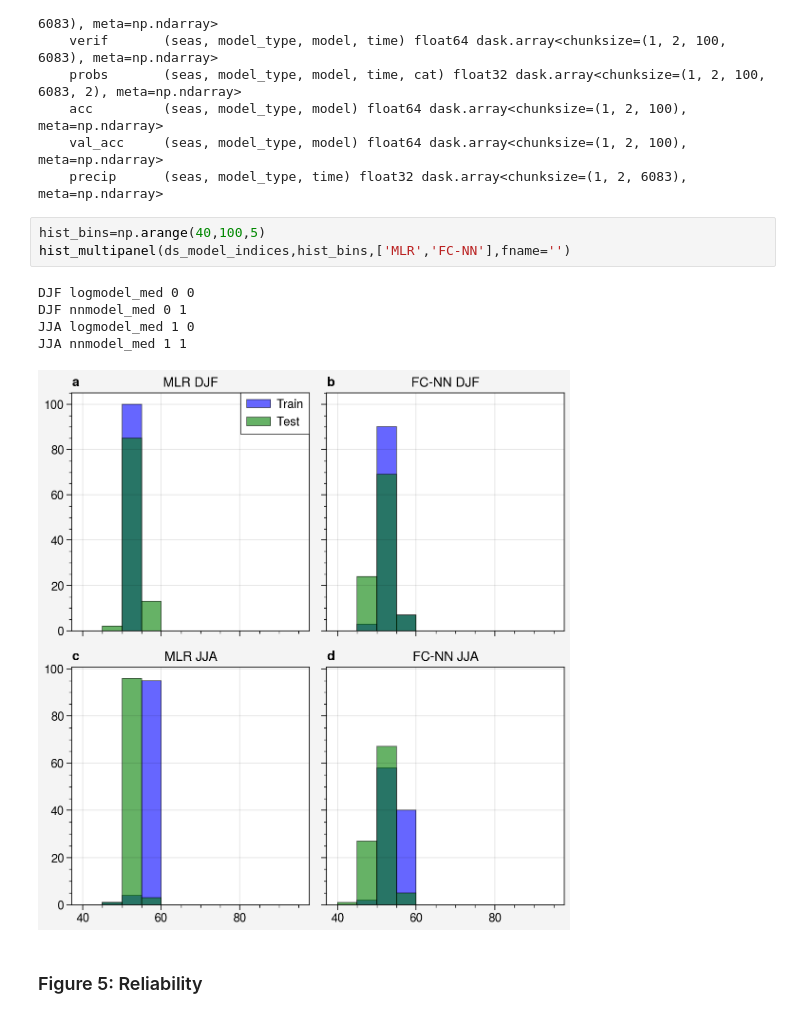
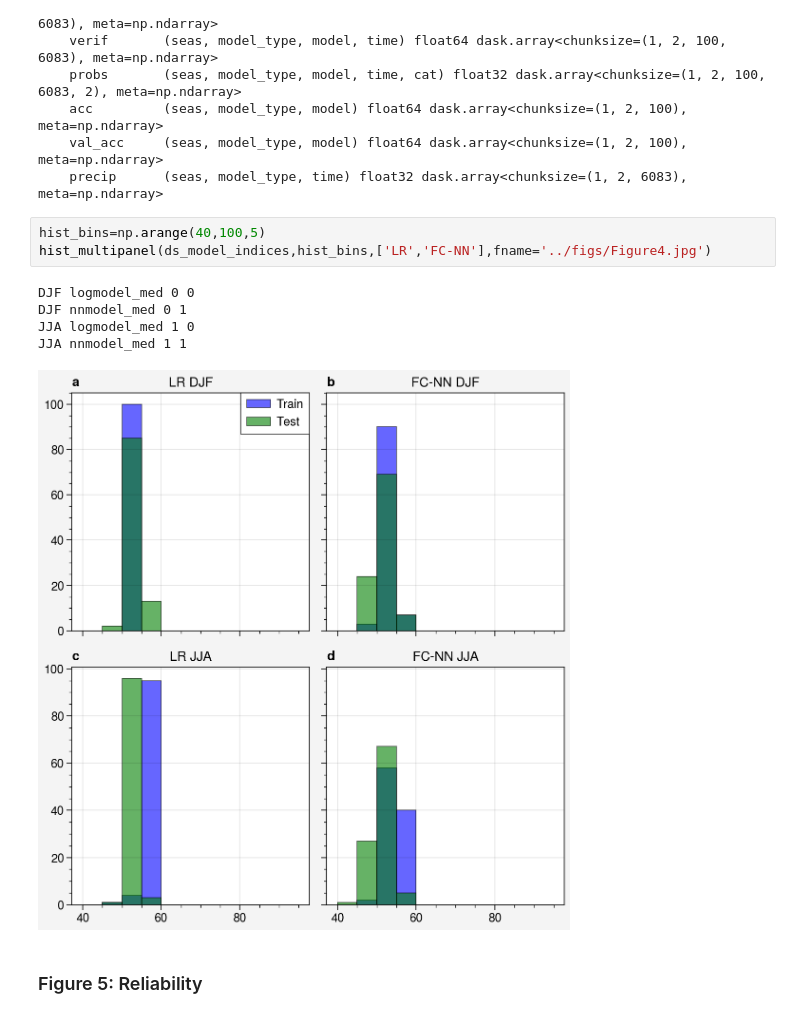
Before and after one commit to kpegion/ml-precip, a Jupyter notebook: src/Journal_Figs.ipynb, the cells around one changed output. Drawn from its saved outputs; the diff is of its cells as text.

```diff
--- a/src/Journal_Figs.ipynb
+++ b/src/Journal_Figs.ipynb
@@ -393,13 +454,13 @@ Data variables:
     precip      (seas, model_type, time) float32 dask.array<chunksize=(1, 2, 6083), meta=np.ndarray>
 # %%
 hist_bins=np.arange(40,100,5)
-hist_multipanel(ds_model_indices,hist_bins,['MLR','FC-NN'],fname='')
+hist_multipanel(ds_model_indices,hist_bins,['LR','FC-NN'],fname='../figs/Figure4.jpg')
 # %% [output]
 DJF logmodel_med 0 0
 DJF nnmodel_med 0 1
 JJA logmodel_med 1 0
 JJA nnmodel_med 1 1
-[figure, old version]
+[figure, new version]
 # %% [markdown]
 ### Figure 5: Reliability
 # %%
```
Also changed, not shown: parts of 32 cells of this notebook, 12 other files.
